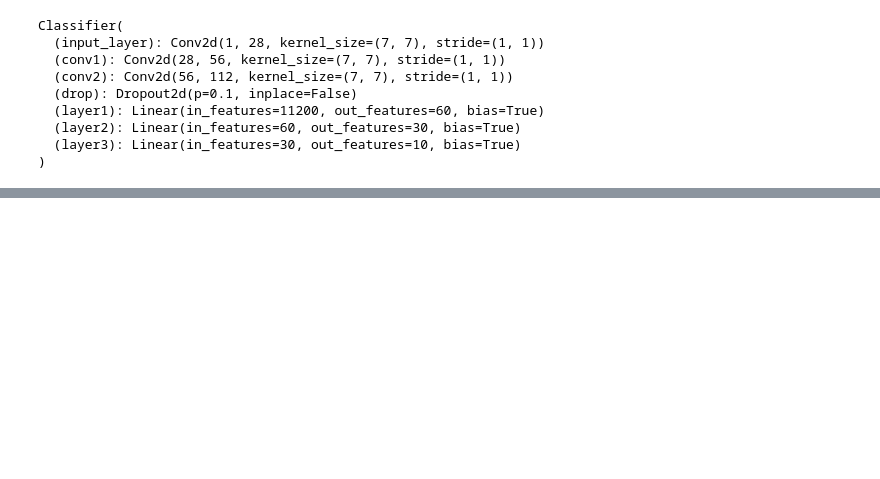
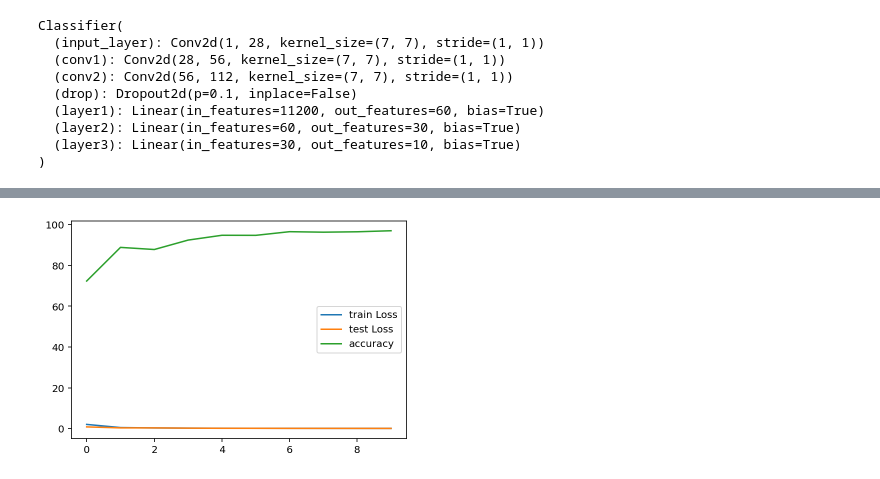
Before and after one commit to jeno-lustyik/number-recognition-challenge, a Jupyter notebook: test.ipynb, the cells around one changed output, grey strips where cells are left out. Saved outputs shown, nothing was run; the diff lists cells and outputs as text; code cells hidden in the pictures; blank space fills up the shorter version.

Commit message:
trained model

```diff
--- a/test.ipynb
+++ b/test.ipynb
@@ -59,7 +116,7 @@ Classifier(
 criterion = nn.NLLLoss()
 optimizer = optim.SGD(model.parameters(), lr=0.003)
 # %%
-epochs = 2
+epochs = 10
 print_every = 40
 final_trl = []
 final_tel =[]
@@ -68,6 +125,8 @@ final_accuracy = []
 
 for e in range(epochs):
     running_loss = 0
+    total=0
+    correct=0
     train_losses = []
     test_losses = []
     epoch_accurracy =[]
@@ -76,9 +135,6 @@ for e in range(epochs):
     for i, (images, labels) in enumerate(iter(trainloader)):
 
 
-        # Flatten MNIST images into a 784 long vector
-        # images.resize_(images.size()[0], 784)
-        T.squeeze(images.resize_(images.size()[0], 784))
 
         optimizer.zero_grad()
 
@@ -101,7 +157,6 @@ for e in range(epochs):
     model.eval()
     with T.no_grad():
         for i, (images, labels) in enumerate(iter(testloader)):
-            images.resize_(images.size()[0], 784)
 
             logits = model.forward(images)
             test_pred = F.log_softmax(logits, dim=1)
@@ -110,11 +165,13 @@ for e in range(epochs):
 
             test_losses.append(test_loss.item())
 
-            top_p, top_class = test_pred.topk(k=1, dim=1)
-            equals = top_class == labels[i].view(*top_class.shape)
-            misclassified = [index for index,value in enumerate(equals) if value.item() is False]
-            accuracy = T.mean(equals.type(T.FloatTensor))
-            epoch_accurracy.append(accuracy.item()*100)
+            _,predicted = test_pred.max(1)
+            total += labels.size(0)
+            correct += predicted.eq(labels).sum().item()
+            accuracy = 100*correct/total
+
+
+            epoch_accurracy.append(accuracy)
 
 
 
@@ -130,7 +187,9 @@ for e in range(epochs):
     final_tel.append(mean_tel)
     final_accuracy.append(mean_acc)
 
+    if (e+1) % 1 == 0:
+        T.save(model.state_dict(), f'checkpoint_{e+1}.pth')
 
     #accuracies.append(acc)
-    print(f'Epoch: {e + 1} | loss: {loss.item()} | test loss: {test_loss.item()} | accuracy:{accuracy.item()*100} ')
+    print(f'Epoch: {e + 1} | loss: {mean_trl} | test loss: {mean_tel} | accuracy:{mean_acc} ')
 # %% [output]
@@ -139,6 +213,8 @@ RuntimeError: Expected 3D (unbatched) or 4D (batched) input to conv2d, but got i
 # %%
 plt.plot(final_trl, label='train Loss')
 plt.plot(final_tel, label='test Loss')
-#plt.plot(accuracies, label='accuracy')
+plt.plot(final_accuracy, label='accuracy')
 plt.legend()
 plt.show()
+# %% [output]
+[figure, added]
```
Also changed, not shown: parts of 5 cells of this notebook, 23 other files.
